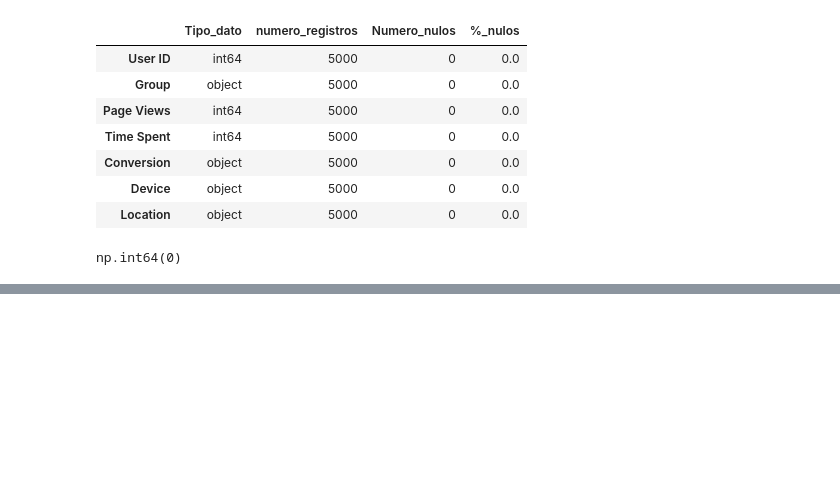
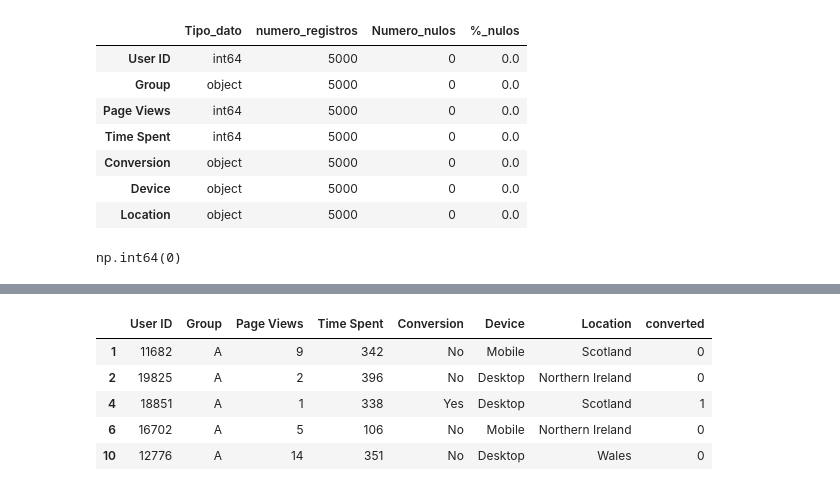
Before and after one commit to Gabijc/Proyecto_estadistica_AB_testing, a Jupyter notebook: AB_testing.ipynb, the cells around one changed output, grey strips where cells are left out. Cells and saved outputs as stored; diff of their text form; code cells hidden in the pictures; blank space fills up the shorter version.

```diff
--- a/AB_testing.ipynb
+++ b/AB_testing.ipynb
@@ -59,0 +92,10 @@ sa.estadisticos_numericas_df(data)
+# %%
+usuarios_control = data[data["Group"] == "A"]
+usuarios_control.head()
+# %% [output]
+|  | User ID | Group | Page Views | Time Spent | Conversion | Device | Location | converted |
+| 1 | 11682 | A | 9 | 342 | No | Mobile | Scotland | 0 |
+| 2 | 19825 | A | 2 | 396 | No | Desktop | Northern Ireland | 0 |
+| 4 | 18851 | A | 1 | 338 | Yes | Desktop | Scotland | 1 |
+| 6 | 16702 | A | 5 | 106 | No | Mobile | Northern Ireland | 0 |
+| 10 | 12776 | A | 14 | 351 | No | Desktop | Wales | 0 |
```
Also changed, not shown: parts of 21 cells of this notebook.
